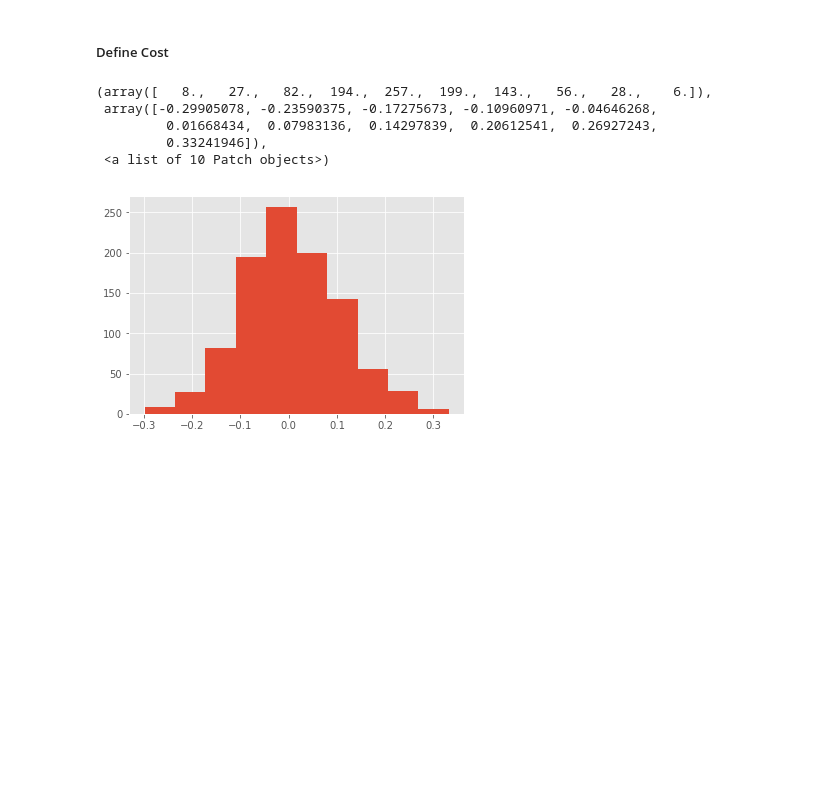
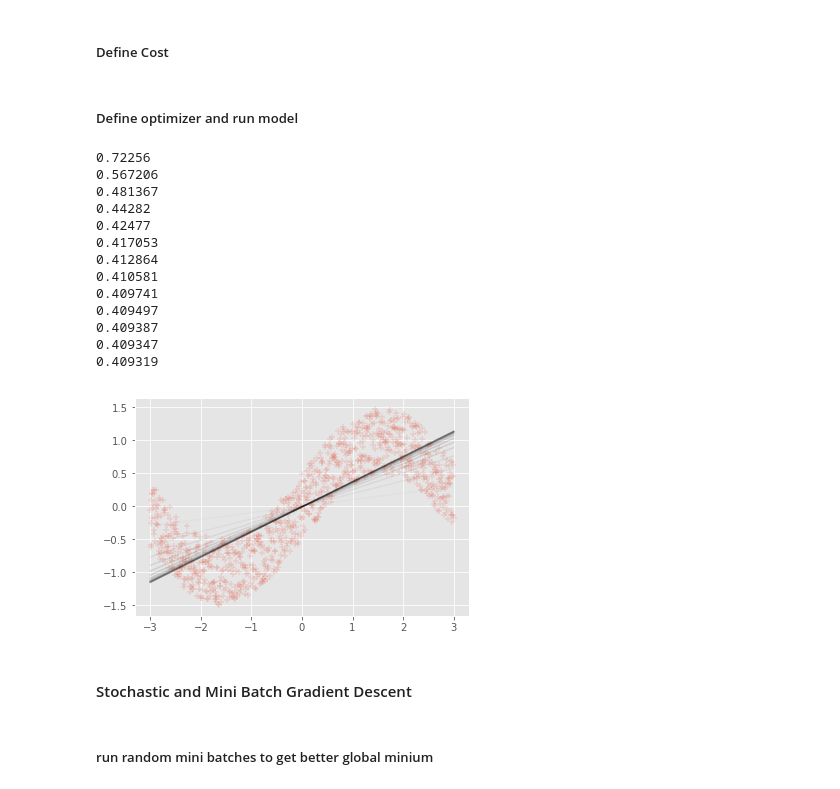
Before and after one commit to johnsonice/tensorflow, a Jupyter notebook: notebooks/2_neuro_network.ipynb, the cells around one changed output. Cells and saved outputs as stored; diff of their text form; code cells hidden in the pictures; blank space fills up the shorter version.

```diff
--- a/notebooks/2_neuro_network.ipynb
+++ b/notebooks/2_neuro_network.ipynb
@@ -31,16 +31,6 @@ sess = tf.InteractiveSession()
 X = tf.placeholder(tf.float32, name='X')
 # And we'll also specify what the y values should be using another placeholder, y.
 Y = tf.placeholder(tf.float32, name='Y')
-# %%
-n = tf.random_normal([1000],stddev=0.1).eval()
-plt.hist(n)
-# %% [output]
-(array([   8.,   27.,   82.,  194.,  257.,  199.,  143.,   56.,   28.,    6.]),
- array([-0.29905078, -0.23590375, -0.17275673, -0.10960971, -0.04646268,
-         0.01668434,  0.07983136,  0.14297839,  0.20612541,  0.26927243,
-         0.33241946]),
- <a list of 10 Patch objects>)
-[figure, removed]
 # %%
 # initiate weight with a random small number
 W = tf.Variable(tf.random_normal([1], dtype=tf.float32, stddev=0.1), name='weight')
@@ -51,4 +41,56 @@ Y_pred = X * W + B
 # this function will measure the absolute distance, also known as the l1-norm
 def distance(p1, p2):
     return tf.abs(p1 - p2)
-cost = distance(Y_pred, Y)
+cost = tf.reduce_mean(distance(Y_pred, Y))    # get the mean of all error terms
+# %% [markdown]
+##### Define optimizer and run model
+# %%
+## choose an optimizer -- we can use gradientdescent here
+optimizer = tf.train.GradientDescentOptimizer(learning_rate=0.01).minimize(cost)
+# We create a session to use the graph
+n_iterations = 500
+
+# Plot the true data distribution
+fig, ax = plt.subplots(1, 1)
+ax.scatter(xs, ys, alpha=0.15, marker='+')
+
+## start the session and run the model
+with tf.Session() as sess:
+    # Here we tell tensorflow that we want to initialize all,initiate W and B
+    sess.run(tf.global_variables_initializer())
+    # We now run a loop over epochs
+    prev_training_cost = 0.0
+    for it_i in range(n_iterations):
+        sess.run(optimizer, feed_dict={X: xs, Y: ys})
+        training_cost = sess.run(cost, feed_dict={X: xs, Y: ys})
+        # every 10 iterations
+        if it_i % 10 == 0:
+            ys_pred = Y_pred.eval(feed_dict={X: xs}, session=sess)
+            ax.plot(xs, ys_pred, 'k', alpha=it_i / n_iterations)
+            fig.show()
+            plt.draw()
+            print(training_cost)
+        # Allow the training to quit if we've reached a minimum
+        if np.abs(prev_training_cost - training_cost) < 0.000001:
+            break
+        # Keep track of the training cost
+        prev_training_cost = training_cost
+# %% [output]
+0.72256
+0.567206
+0.481367
+0.44282
+0.42477
+0.417053
+0.412864
+0.410581
+0.409741
+0.409497
+0.409387
+0.409347
+0.409319
+[figure, added]
+# %% [markdown]
+#### Stochastic and Mini Batch Gradient Descent
+# %% [markdown]
+##### run random mini batches to get better global minium
```
Also changed, not shown: parts of 24 cells of this notebook, 6 other files.
